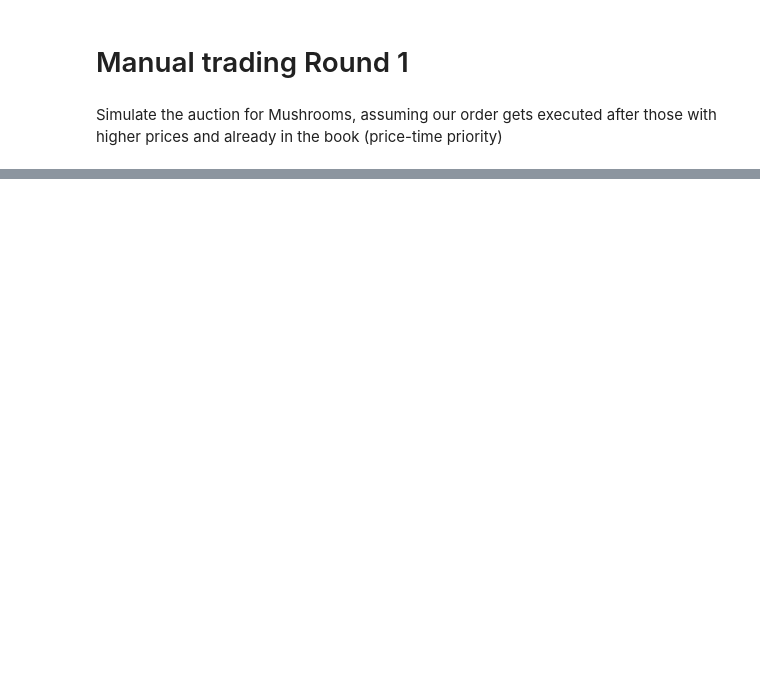
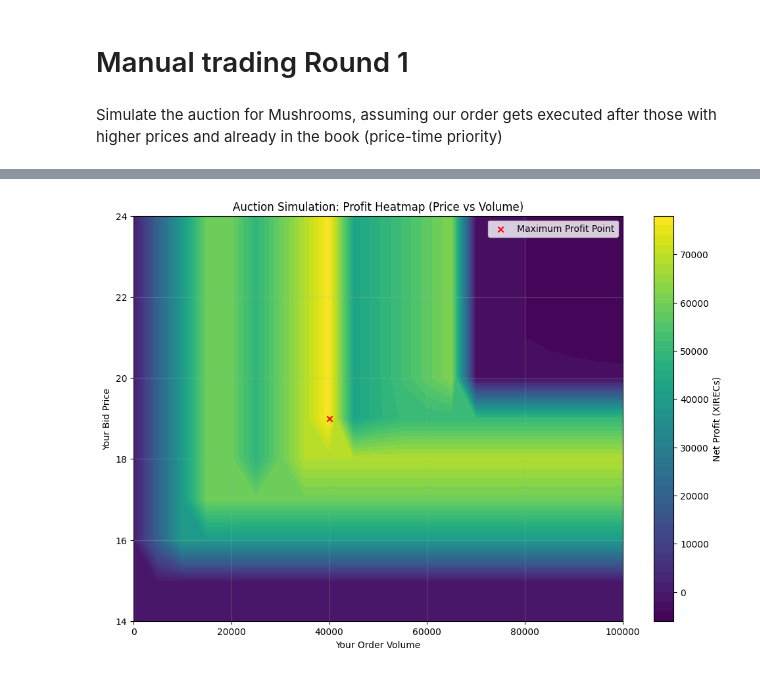
Before and after one commit to s-h-a-n-i-l/imc-prosperity, a Jupyter notebook: manual_trading/Round 1 analysis.ipynb, the cells around one changed output, grey strips where cells are left out. Cells and saved outputs as stored; diff of their text form; code cells hidden in the pictures; blank space fills up the shorter version.

Commit message:
consider clearing price, optimal volume analysis, add flax

```diff
--- a/manual_trading/Round 1 analysis.ipynb
+++ b/manual_trading/Round 1 analysis.ipynb
@@ -29,33 +29,92 @@ def simulate_auction(my_bid_price, my_bid_volume, terminal_value=20, fee=0.05):
 
     total_my_fill = 0
 
-    # Match engine
-    for ask in asks:
-        ask_price, ask_vol = ask
-        for bid in bids:
-            bid_price, bid_vol, is_me = bid
+    # Single-price auction matching engine
+    all_prices = sorted(list(set([a[0] for a in asks] + [b[0] for b in bids])), reverse=True)
+    clearing_price = None
+    max_volume = -1
 
-            if bid_vol <= 0 or ask_vol <= 0:
-                continue
+    # Find the price that maximizes traded volume (clearing price)
+    for p in all_prices:
+        total_bid_vol = sum(b[1] for b in bids if b[0] >= p)
+        total_ask_vol = sum(a[1] for a in asks if a[0] <= p)
+        volume_at_p = min(total_bid_vol, total_ask_vol)
 
-            if bid_price >= ask_price:
-                match_vol = min(bid_vol, ask_vol)
+        if volume_at_p > max_volume:
+            max_volume = volume_at_p
+            clearing_price = p
+        elif volume_at_p == max_volume and max_volume > 0:
+            # Tie-breaking: move toward the side with more pressure or mid-point
+            pass
+    # print("Clearing price:", clearing_price)
+    # Execute all trades at the single clearing_price
+    if clearing_price is not None:
+        eligible_asks = sorted([a for a in asks if a[0] <= clearing_price], key=lambda x: x[0])
+        eligible_bids = sorted([b for b in bids if b[0] >= clearing_price], key=lambda x: x[0], reverse=True)
 
-                if is_me:
+        remaining_supply = max_volume
+        for ask in eligible_asks:
+            if remaining_supply <= 0: break
+
+            ask_match = min(ask[1], remaining_supply)
+            remaining_supply -= ask_match
+            ask[1] -= ask_match
+
+            # Match against bids in priority order
+            demand_to_fill = ask_match
+            for bid in eligible_bids:
+                if demand_to_fill <= 0: break
+
+                match_vol = min(bid[1], demand_to_fill)
+                if bid[2]: # is_me
                     total_my_fill += match_vol
 
-                # Deduct volume from the book
                 bid[1] -= match_vol
-                ask_vol -= match_vol
+                demand_to_fill -= match_vol
 
-    profit = total_my_fill * (terminal_value - my_bid_price - fee)
+    profit = total_my_fill * (terminal_value - clearing_price - fee)
     return total_my_fill, profit
 
-# Testing different scenarios
-prices_to_test = [14, 15, 16, 17, 18, 19, 20, 21]
-print(f"{'Price':<8} | {'Fill Volume':<12} | {'Net Profit'}")
-print("-" * 40)
-for p in prices_to_test:
-    fill, profit = simulate_auction(p, 100000) # Assuming you want as much as possible
-    print(f"{p:<8} | {fill:<12,.0f} | {profit:,.2f}")
+import matplotlib.pyplot as plt
+import numpy as np
+
+# Testing different scenarios for price and volume
+prices_to_test = np.arange(14, 25, 1)  # Test range around the fair value
+volumes_to_test = np.arange(0, 100001, 5000)  # Test up to a high limit
+
+results_profit = np.zeros((len(prices_to_test), len(volumes_to_test)))
+results_fill = np.zeros((len(prices_to_test), len(volumes_to_test)))
+
+best_profit = -float('inf')
+best_config = (0, 0)
+
+# Simulate the grid
+for i, p in enumerate(prices_to_test):
+    for j, v in enumerate(volumes_to_test):
+        fill, profit = simulate_auction(p, v)
+        results_profit[i, j] = profit
+        results_fill[i, j] = fill
+
+        if profit > best_profit:
+            best_profit = profit
+            best_config = (p, v)
+
+# Output the result of the "Main Character" nudge
+print(f"Optimal Strategy Found:")
+print(f"Price:  {best_config[0]}")
+print(f"Volume: {best_config[1]:,.0f}")
+print(f"Profit: {best_profit:,.2f}")
+
+# Visualization
+plt.figure(figsize=(12, 8))
+plt.contourf(volumes_to_test, prices_to_test, results_profit, levels=50, cmap='viridis')
+plt.colorbar(label='Net Profit (XIRECs)')
+plt.scatter(best_config[1], best_config[0], color='red', marker='x', label='Maximum Profit Point')
+
+plt.title('Auction Simulation: Profit Heatmap (Price vs Volume)')
+plt.xlabel('Your Order Volume')
+plt.ylabel('Your Bid Price')
+plt.legend()
+plt.grid(alpha=0.3)
+plt.show()
 # %% [output]
@@ -71,0 +125 @@ Price    | Fill Volume  | Net Profit
+[figure, added]
```
Also changed, not shown: parts of 3 cells of this notebook.
